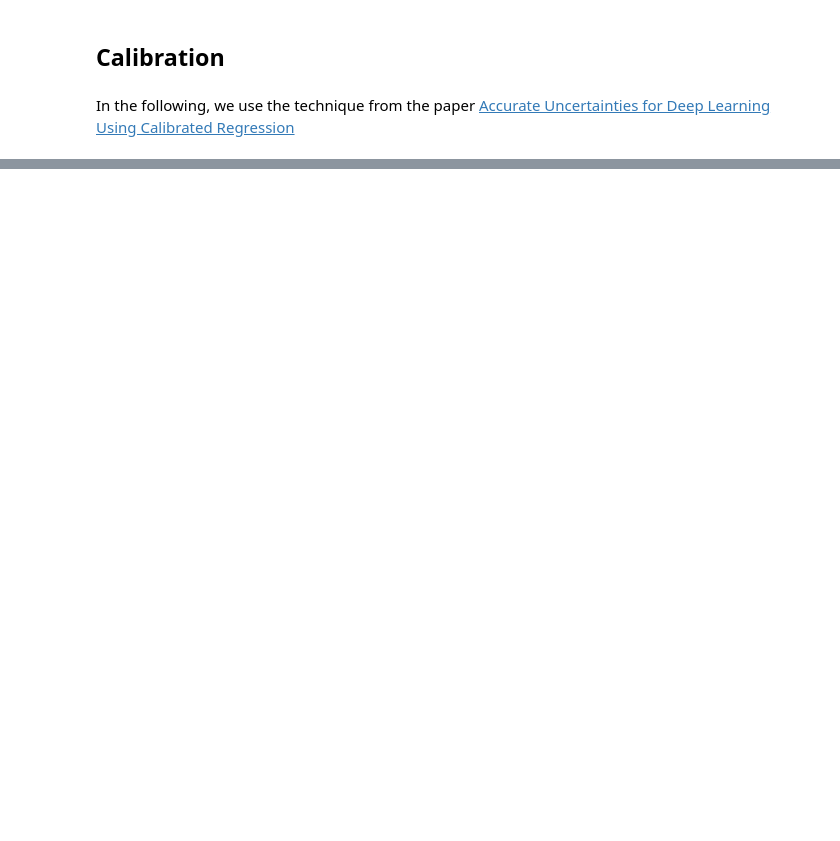
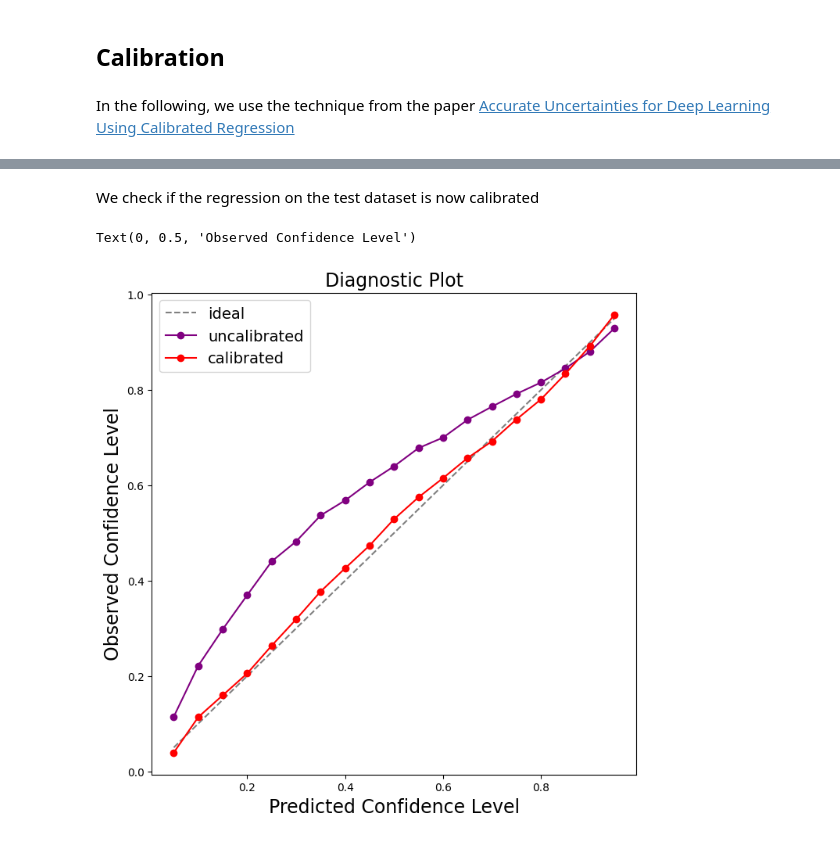
Before and after one commit to MicheleUIT/Probabilistic-load-forecasting-with-Reservoir-Computing, a Jupyter notebook: code/time_series_forecast.ipynb, the cells around one changed output, grey strips where cells are left out. Drawn from its saved outputs; the diff is of its cells as text; code cells hidden in the pictures; blank space fills up the shorter version.

Commit message:
update calibration

```diff
--- a/code/time_series_forecast.ipynb
+++ b/code/time_series_forecast.ipynb
@@ -406,0 +426,36 @@ ax.legend(fontsize=17)
+# %% [markdown]
+We check if the regression on the test dataset is now calibrated
+# %%
+predictive_test = Predictive(model, samples)(x=test_embedding, y=None)
+
+# Check if we obtain a better calibration on the test set
+conf_levels = np.arange(start=0.025, stop=0.5, step=0.025)
+unc_pcts = []
+cal_pcts = []
+
+for cl_lower in conf_levels:
+    quants = [cl_lower, 1-cl_lower]
+    new_quantiles = isotonic.transform(quants)
+
+    unc_lower, unc_upper = np.quantile(predictive_test["obs"].cpu().numpy().squeeze(), quants, axis=0)
+    cal_lower, cal_upper = np.quantile(predictive_test["obs"].cpu().numpy().squeeze(), new_quantiles, axis=0)
+
+    perc_within_unc = np.mean((Yte.squeeze() <= unc_upper)&(Yte.squeeze() >= unc_lower))
+    perc_within_cal = np.mean((Yte.squeeze() <= cal_upper)&(Yte.squeeze() >= cal_lower))
+
+    unc_pcts.append(perc_within_unc)
+    cal_pcts.append(perc_within_cal)
+
+conf_levels = conf_levels*2
+plt.figure(figsize=(8, 8))
+ax = plt.gca()
+ax.plot(conf_levels, conf_levels, '--', color='grey', label='ideal')
+ax.plot(conf_levels, unc_pcts[::-1], '-o', color='purple', label='uncalibrated')
+ax.plot(conf_levels, cal_pcts[::-1], '-o', color='red', label='calibrated')
+ax.legend(fontsize=14)
+ax.set_title('Diagnostic Plot', fontsize=17)
+ax.set_xlabel('Predicted Confidence Level', fontsize=17)
+ax.set_ylabel('Observed Confidence Level', fontsize=17)
+# %% [output]
+Text(0, 0.5, 'Observed Confidence Level')
+[figure, added]
```
Also changed, not shown: parts of 14 cells of this notebook.
